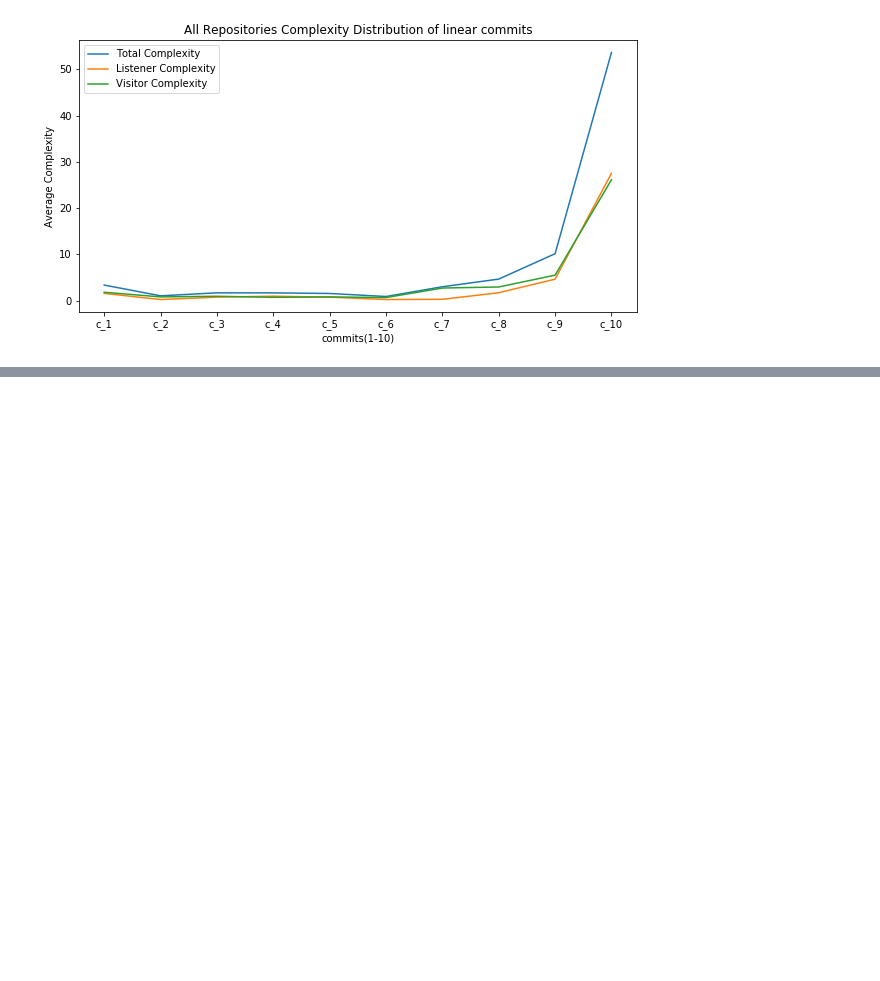
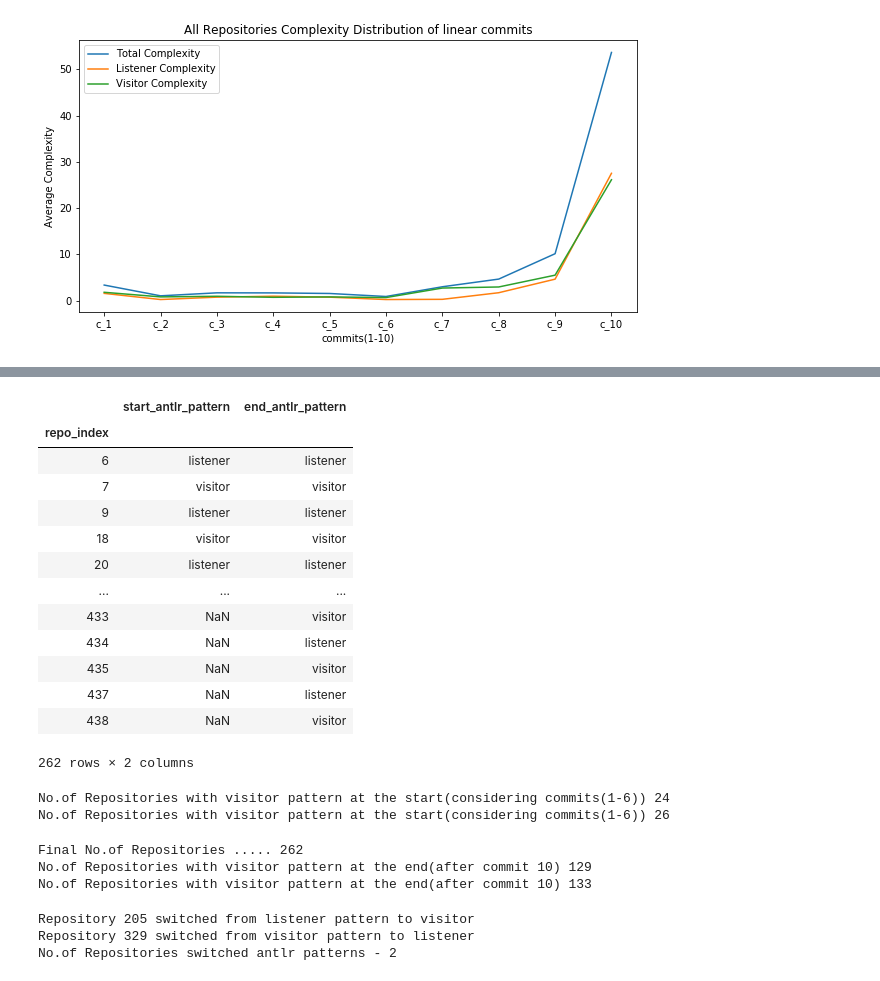
Before and after one commit to praveengadiyaram369/Antlr_Java_Repository_Miner, a Jupyter notebook: AnalyzingCommitHistories.ipynb, the cells around one changed output, grey strips where cells are left out. Cells and saved outputs as stored; diff of their text form; code cells hidden in the pictures; blank space fills up the shorter version.

```diff
--- a/AnalyzingCommitHistories.ipynb
+++ b/AnalyzingCommitHistories.ipynb
@@ -52,6 +52,15 @@ def get_commit_compleity_data(repo_id, commit):
         listener_complexity += (antlr_file['_enter_cnt'] + antlr_file['_exit_cnt'])
         visitor_complexity += antlr_file['_visit_cnt']
     return (repo_id, commit['_commit_index'], commit['_sha_id'], commit['_timestamp'], (listener_complexity + visitor_complexity), listener_complexity, visitor_complexity)
+# %%
+def get_repo_pattern_map(repo_pattern_comp_df):
+    repo_pattern_list = []
+    for repo_id, listener_cnt, visitor_cnt in zip(repo_pattern_comp_df['repo_index'], repo_pattern_comp_df['listener_complexity'], repo_pattern_comp_df['visitor_complexity']):
+        if listener_cnt > visitor_cnt:
+            repo_pattern_list.append((repo_id, 'listener'))
+        elif visitor_cnt > listener_cnt:
+            repo_pattern_list.append((repo_id, 'visitor'))
+    return repo_pattern_list
 # %%
 with open('final_repo_data.json', "r", encoding='utf-8', errors='ignore') as infile:
     repo_info_list = []
@@ -165,0 +175,58 @@ plot_bar_graph(x_values_bar_graph, listener_repo_cnt, visitor_repo_cnt, listener
+# %%
+repo_pattern_comp_df = repo_commit_df.loc[repo_commit_df['commit_group_id'] == 10]
+repo_pattern_list_10 = get_repo_pattern_map(repo_pattern_comp_df)
+# %%
+repo_pattern_comp_df = repo_commit_df.loc[repo_commit_df['commit_group_id'].isin(range(1, 7))]
+sum_commit_comp_df = repo_pattern_comp_df.groupby('repo_index', as_index=False)['listener_complexity', 'visitor_complexity'].sum()
+repo_pattern_list_1_6 = get_repo_pattern_map(sum_commit_comp_df)
+# %%
+repo_pattern_df_10 = pd.DataFrame(repo_pattern_list_10, columns=['repo_index', 'end_antlr_pattern'])
+repo_pattern_df_10.set_index('repo_index', inplace=True)
+repo_pattern_df_1_6 = pd.DataFrame(repo_pattern_list_1_6, columns=['repo_index', 'start_antlr_pattern'])
+repo_pattern_df_1_6.set_index('repo_index', inplace=True)
+repo_pattern_df = pd.merge(repo_pattern_df_1_6, repo_pattern_df_10, on = 'repo_index', how='outer')
+repo_pattern_df
+# %% [output]
+|  | start_antlr_pattern | end_antlr_pattern |
+| repo_index |  |  |
+| 6 | listener | listener |
+| 7 | visitor | visitor |
+| 9 | listener | listener |
+| 18 | visitor | visitor |
+| 20 | listener | listener |
+| ... | ... | ... |
+| 433 | NaN | visitor |
+| 434 | NaN | listener |
+| 435 | NaN | visitor |
+| 437 | NaN | listener |
+| 438 | NaN | visitor |
+262 rows × 2 columns
+# %%
+listener_cnt = len(repo_pattern_df.loc[repo_pattern_df['start_antlr_pattern'] == 'listener'])
+visitor_cnt = len(repo_pattern_df.loc[repo_pattern_df['start_antlr_pattern'] == 'visitor'])
+print(f'No.of Repositories with visitor pattern at the start(considering commits(1-6)) {listener_cnt}')
+print(f'No.of Repositories with visitor pattern at the start(considering commits(1-6)) {visitor_cnt}')
+# %% [output]
+No.of Repositories with visitor pattern at the start(considering commits(1-6)) 24
+No.of Repositories with visitor pattern at the start(considering commits(1-6)) 26
+# %%
+print(f'Final No.of Repositories ..... {len(repo_pattern_df.index)}')
+listener_cnt = len(repo_pattern_df.loc[repo_pattern_df['end_antlr_pattern'] == 'listener'])
+visitor_cnt = len(repo_pattern_df.loc[repo_pattern_df['end_antlr_pattern'] == 'visitor'])
+print(f'No.of Repositories with visitor pattern at the end(after commit 10) {listener_cnt}')
+print(f'No.of Repositories with visitor pattern at the end(after commit 10) {visitor_cnt}')
+# %% [output]
+Final No.of Repositories ..... 262
+No.of Repositories with visitor pattern at the end(after commit 10) 129
+No.of Repositories with visitor pattern at the end(after commit 10) 133
+# %%
+pattern_switch_cnt = 0
+for repo_index, start_pattern, end_pattern in zip(repo_pattern_df.index, repo_pattern_df['start_antlr_pattern'], repo_pattern_df['end_antlr_pattern']):
+    if start_pattern in ('visitor', 'listener') and start_pattern != end_pattern:
+        print(f'Repository {repo_index} switched from {start_pattern} pattern to {end_pattern}')
+        pattern_switch_cnt += 1
+print(f'No.of Repositories switched antlr patterns - {pattern_switch_cnt}')
+# %% [output]
+Repository 205 switched from listener pattern to visitor
+Repository 329 switched from visitor pattern to listener
+No.of Repositories switched antlr patterns - 2
```
Also changed, not shown: parts of 3 cells of this notebook.
